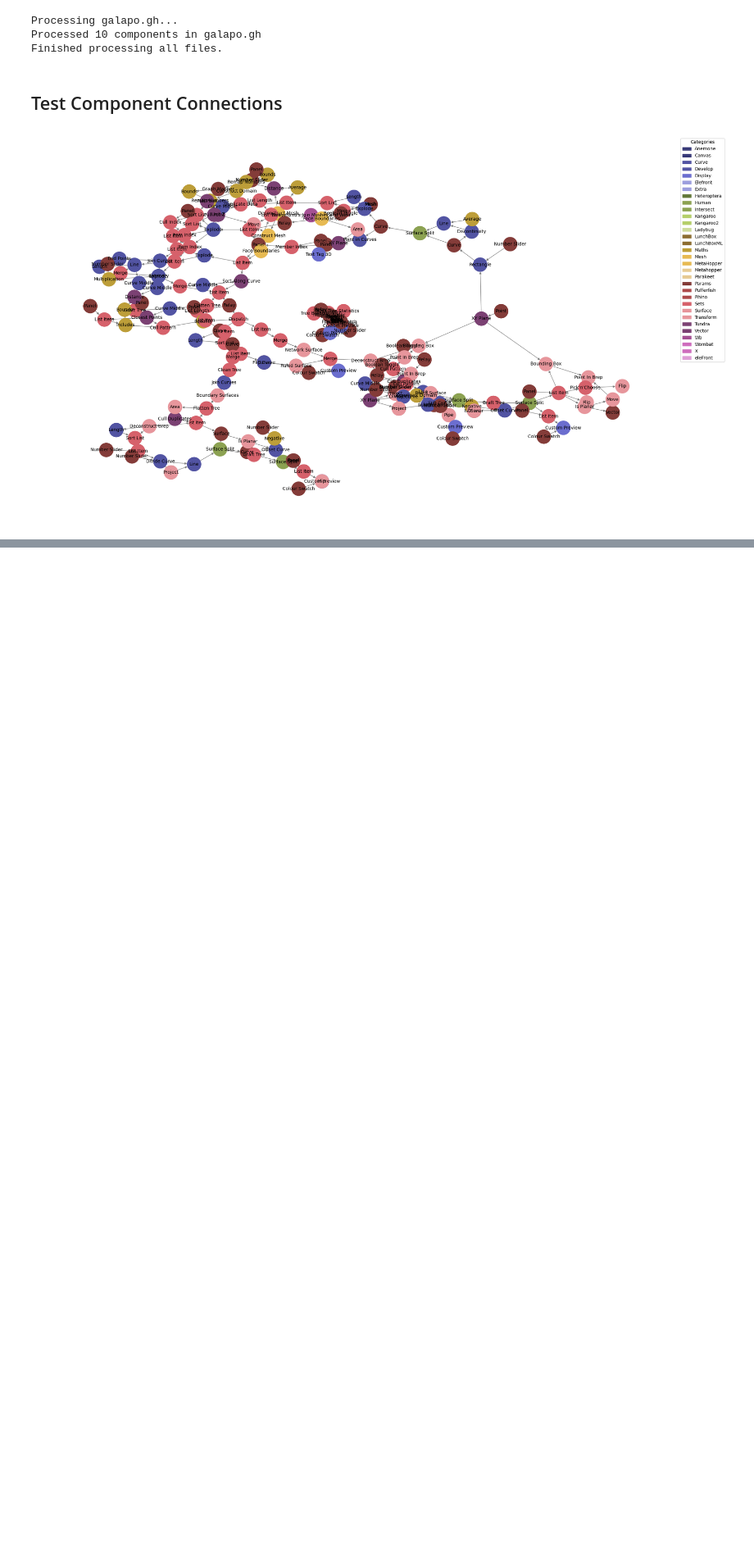
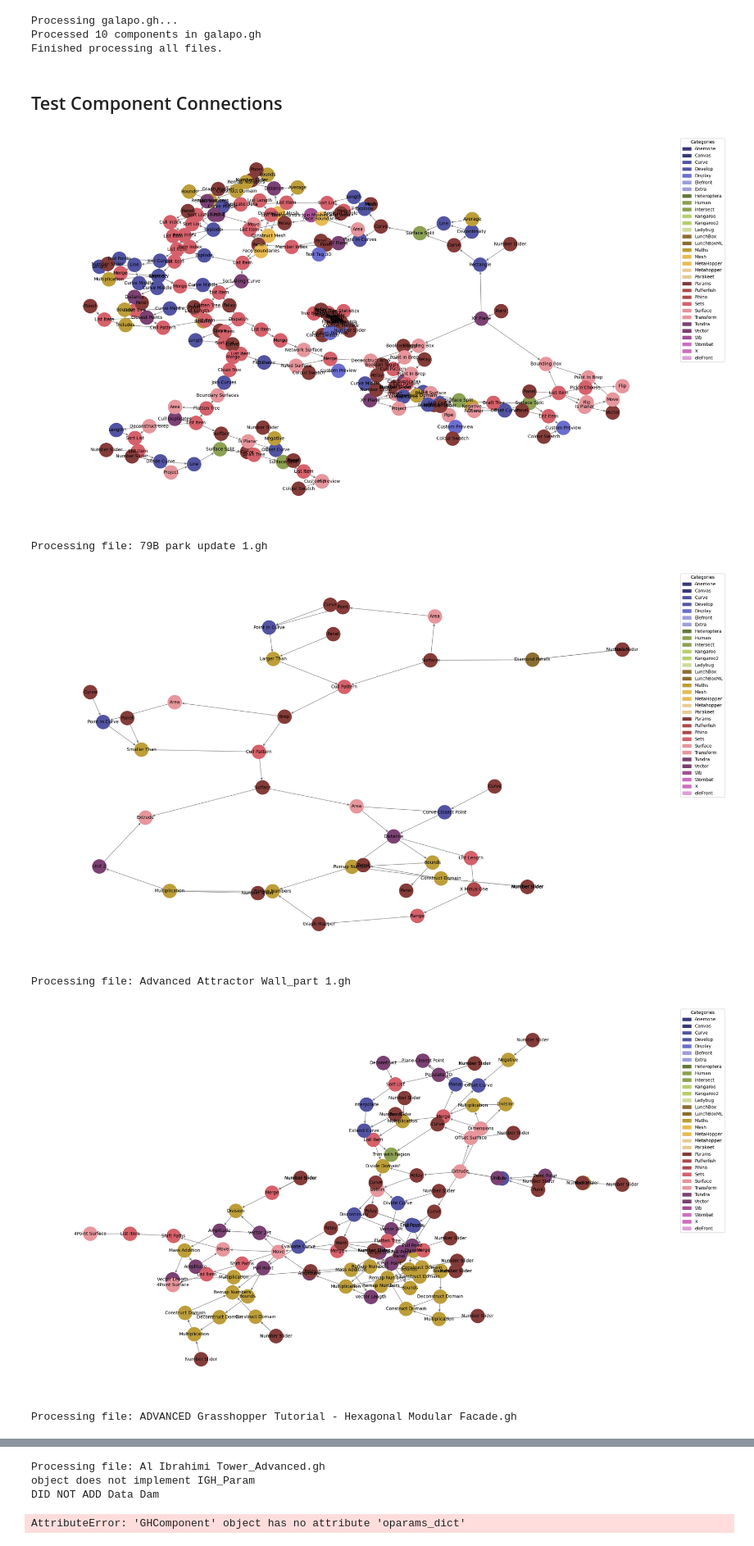
Before and after one commit to metajos/GH_Graph_Learning, a Jupyter notebook: extractor.ipynb, the cells around one changed output, grey strips where cells are left out. Shown at 82% size. Cells and saved outputs as stored; diff of their text form; code cells hidden in the pictures; blank space fills up the shorter version.

Commit message:
got multiple file processes to worrk

```diff
--- a/extractor.ipynb
+++ b/extractor.ipynb
@@ -798,27 +798,32 @@ gh_graph.show_graph()
 # %% [output]
 [figure]
 # %%
-def process_gh_files(path: Union[str, os.PathLike]):
-    # Check if path is a directory or file
-    if os.path.isdir(path):
+def process_gh_files(path: Union[str, Path]):
+    path = Path(path)  # Ensure the path is a Path object
+
+    if path.is_dir():
         # Process each .gh file in the directory
-        for filename in os.listdir(path):
-            if filename.endswith('.gh'):
-                file_path = os.path.join(path, filename)
-                process_single_file(file_path)
-    elif os.path.isfile(path) and path.endswith('.gh'):
+        for file_path in path.glob('*.gh'):
+            process_single_file(file_path)
+    elif path.is_file() and path.suffix == '.gh':
         # Process a single .gh file
         process_single_file(path)
     else:
         print(f"The path provided is not a .gh file or a directory containing .gh files: {path}")
 
-def process_single_file(file_path: str):
-    # Your existing code to process a single .gh file
-    doc = GHProcessor.get_ghdoc(file_path)
+def process_single_file(file_path: Path):
+    print(f"Processing file: {file_path.name}")
+    doc = GHProcessor.get_ghdoc(str(file_path))
     canvas = Canvas("canvas", doc, env)
-    print(canvas.graph_id_to_component)
     gh_graph = GHGraph_(canvas)
     gh_graph.show_graph()
+    gh_graph.save_graph(file_path.with_suffix('.graphml'))
 
 
-process_gh_files(r"C:\Path\To\Your\FileOrDirectory")
+process_gh_files(r"C:\Users\jossi\Dropbox\Office_Work\Jos\GH_Graph_Learning\TTD\unzips_gh")
+# %% [output]
+Processing file: 79B park update 1.gh
+[figure, added]
+Processing file: Advanced Attractor Wall_part 1.gh
+[figure, added]
+Processing file: ADVANCED Grasshopper Tutorial - Hexagonal Modular Facade.gh
@@ -824,0 +831,4 @@ process_gh_files(r"C:\Path\To\Your\FileOrDirectory")
+Processing file: Al Ibrahimi Tower_Advanced.gh
+object does not implement IGH_Param
+DID NOT ADD Data Dam
+AttributeError: 'GHComponent' object has no attribute 'oparams_dict'
```
Also changed, not shown: parts of 1 cell of this notebook, 2 other files.
